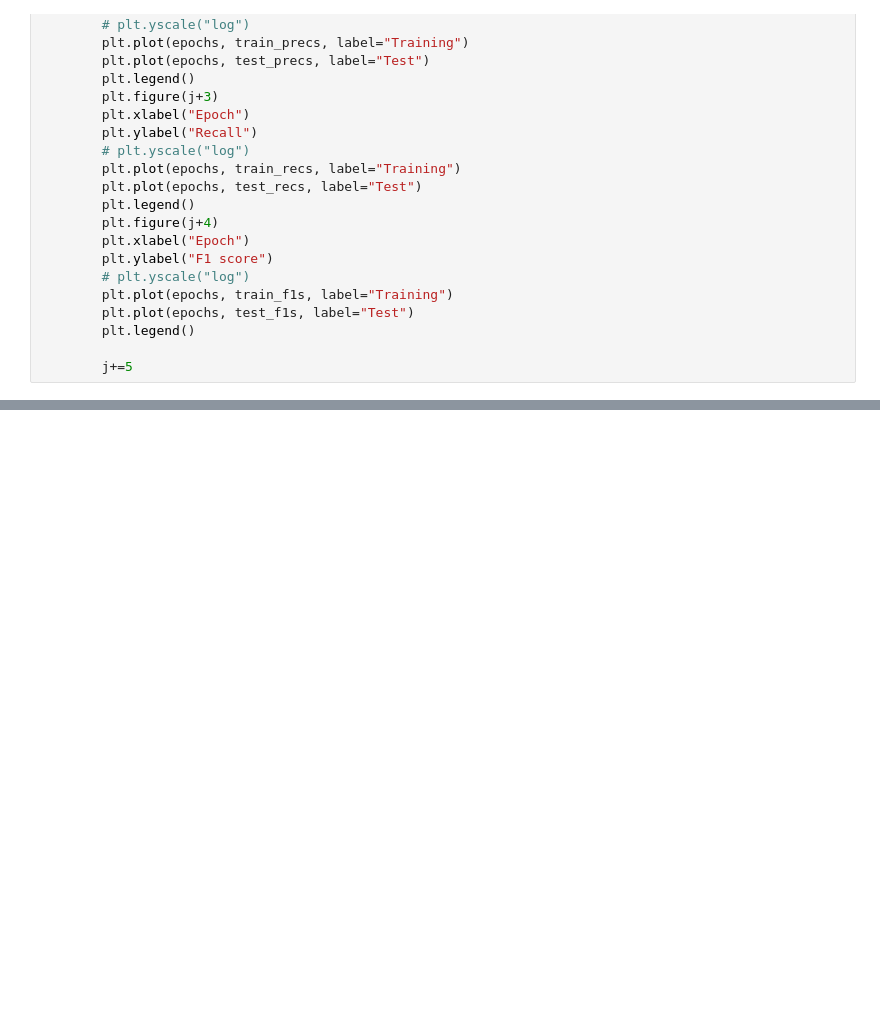
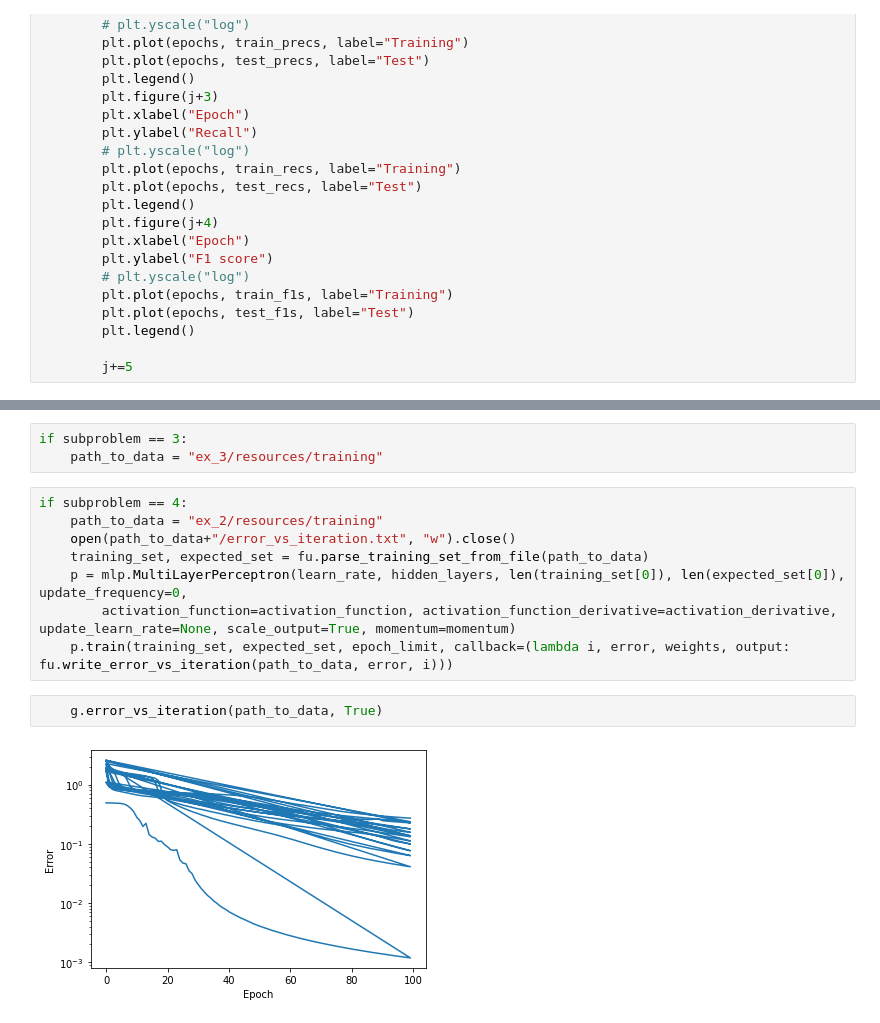
Before and after one commit to camilaborinsky/SIA-tps, a Jupyter notebook: TP3/results_3.ipynb, the cells around one changed output, grey strips where cells are left out. Drawn from its saved outputs; the diff is of its cells as text; blank space fills up the shorter version.

```diff
--- a/TP3/results_3.ipynb
+++ b/TP3/results_3.ipynb
@@ -155,0 +220,15 @@ if subproblem == 2:
+# %%
+if subproblem == 3:
+    path_to_data = "ex_3/resources/training"
+# %%
+if subproblem == 4:
+    path_to_data = "ex_2/resources/training"
+    open(path_to_data+"/error_vs_iteration.txt", "w").close()
+    training_set, expected_set = fu.parse_training_set_from_file(path_to_data)
+    p = mlp.MultiLayerPerceptron(learn_rate, hidden_layers, len(training_set[0]), len(expected_set[0]), update_frequency=0,
+        activation_function=activation_function, activation_function_derivative=activation_derivative, update_learn_rate=None, scale_output=True, momentum=momentum)
+    p.train(training_set, expected_set, epoch_limit, callback=(lambda i, error, weights, output: fu.write_error_vs_iteration(path_to_data, error, i)))
+# %%
+    g.error_vs_iteration(path_to_data, True)
+# %% [output]
+[figure, added]
```
Also changed, not shown: parts of 6 cells of this notebook, 28 other files.
